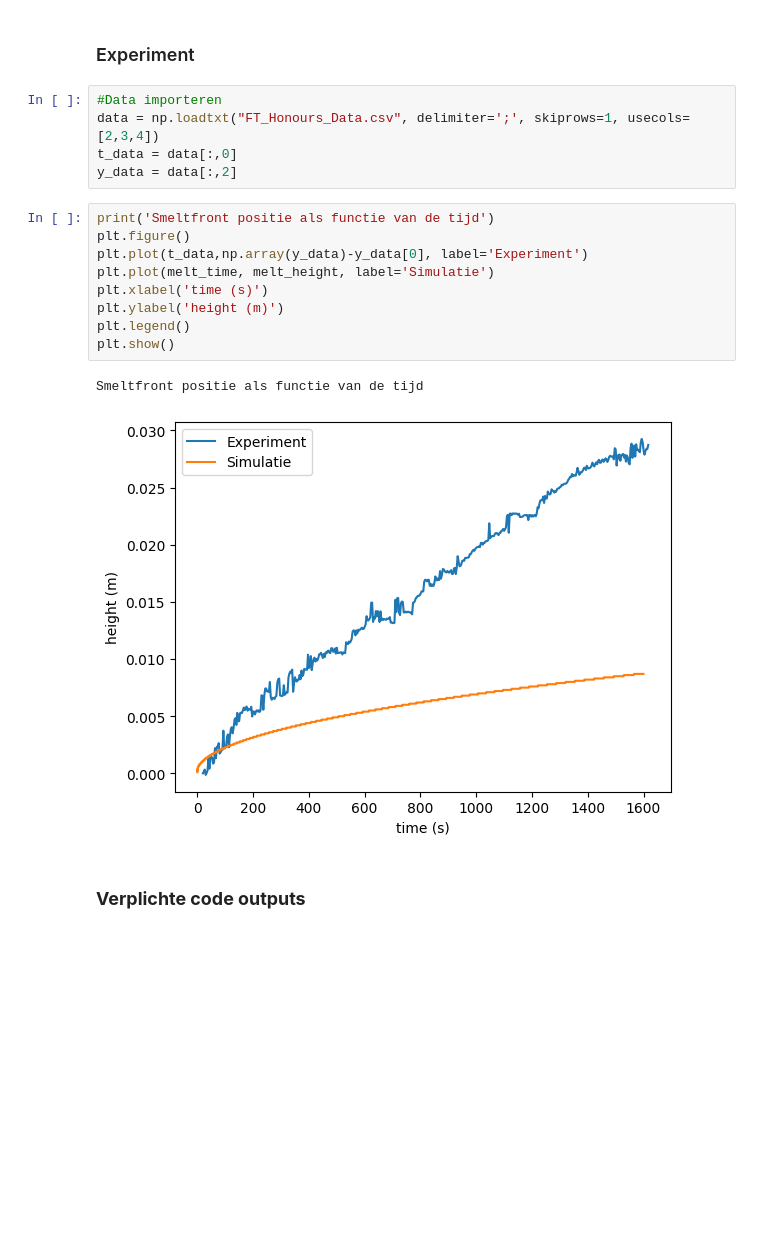
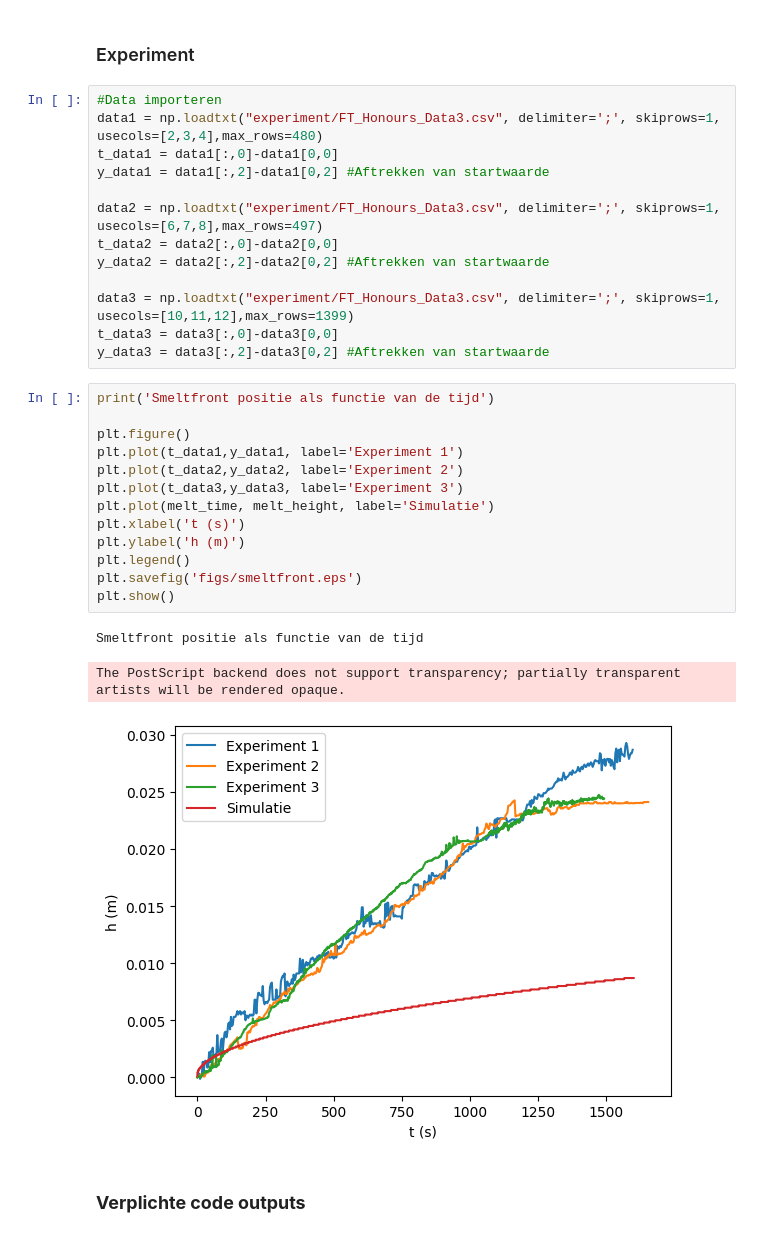
Before and after one commit to Linuxable/FT-honours, a Jupyter notebook: numeriek_parafine.ipynb, the cells around one changed output. Saved outputs shown, nothing was run; the diff lists cells and outputs as text; blank space fills up the shorter version.

```diff
--- a/numeriek_parafine.ipynb
+++ b/numeriek_parafine.ipynb
@@ -125,23 +117,36 @@ for idx, k in enumerate(T):
     melt_time.append(idx*dt)
 # %% [markdown]
 ### Experiment ###
-# %%
-#Data importeren
-data = np.loadtxt("FT_Honours_Data.csv", delimiter=';', skiprows=1, usecols=[2,3,4])
-t_data = data[:,0]
-y_data = data[:,2]
+# %%
+#Data importeren
+data1 = np.loadtxt("experiment/FT_Honours_Data3.csv", delimiter=';', skiprows=1, usecols=[2,3,4],max_rows=480)
+t_data1 = data1[:,0]-data1[0,0]
+y_data1 = data1[:,2]-data1[0,2] #Aftrekken van startwaarde
+
+data2 = np.loadtxt("experiment/FT_Honours_Data3.csv", delimiter=';', skiprows=1, usecols=[6,7,8],max_rows=497)
+t_data2 = data2[:,0]-data2[0,0]
+y_data2 = data2[:,2]-data2[0,2] #Aftrekken van startwaarde
+
+data3 = np.loadtxt("experiment/FT_Honours_Data3.csv", delimiter=';', skiprows=1, usecols=[10,11,12],max_rows=1399)
+t_data3 = data3[:,0]-data3[0,0]
+y_data3 = data3[:,2]-data3[0,2] #Aftrekken van startwaarde
 # %%
 print('Smeltfront positie als functie van de tijd')
+
 plt.figure()
-plt.plot(t_data,np.array(y_data)-y_data[0], label='Experiment')
+plt.plot(t_data1,y_data1, label='Experiment 1')
+plt.plot(t_data2,y_data2, label='Experiment 2')
+plt.plot(t_data3,y_data3, label='Experiment 3')
 plt.plot(melt_time, melt_height, label='Simulatie')
-plt.xlabel('time (s)')
-plt.ylabel('height (m)')
+plt.xlabel('t (s)')
+plt.ylabel('h (m)')
 plt.legend()
+plt.savefig('figs/smeltfront.eps')
 plt.show()
 # %% [output]
 Smeltfront positie als functie van de tijd
+The PostScript backend does not support transparency; partially transparent artists will be rendered opaque.
-[figure, old version]
+[figure, new version]
 # %% [markdown]
 ### **Verplichte code outputs**
 # %%
```
Also changed, not shown: parts of 1 cell of this notebook, 15 other files.
